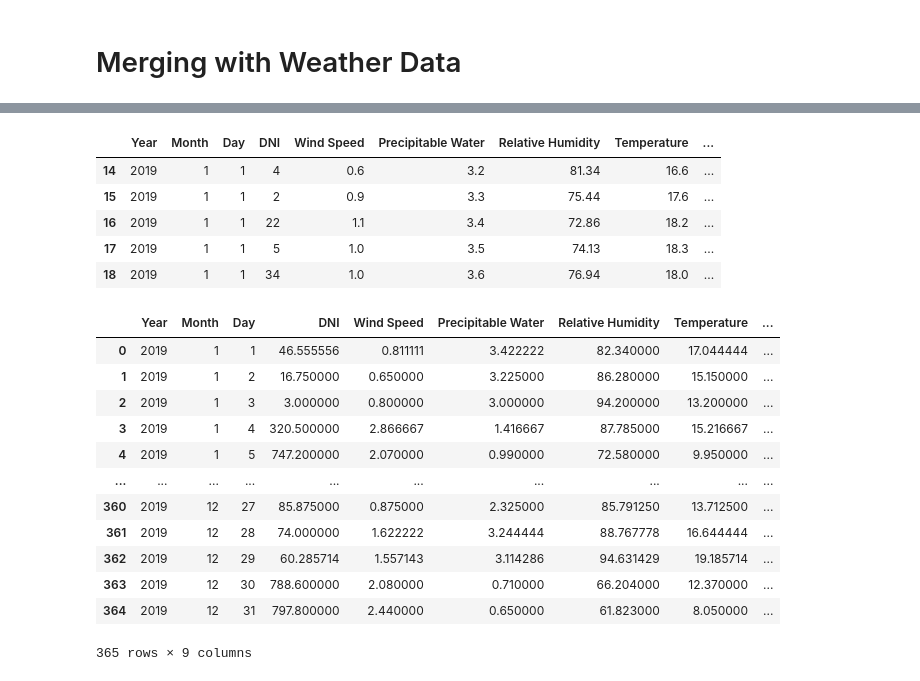
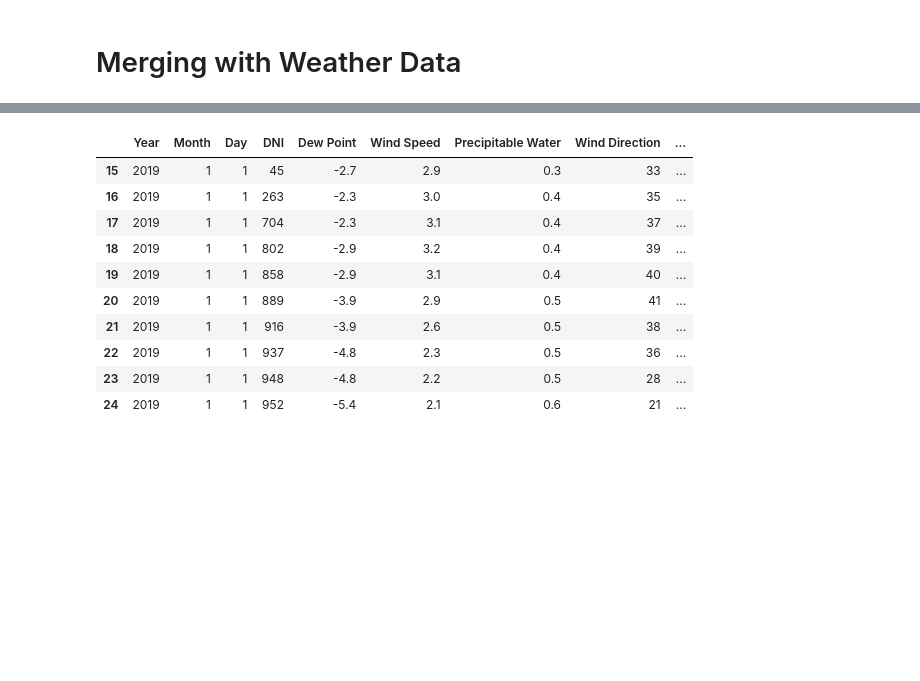
Before and after one commit to A-Wadhwani/ME597-Project, a Jupyter notebook: UCB_data_cleaning.ipynb, the cells around one changed output, grey strips where cells are left out. Drawn from its saved outputs; the diff is of its cells as text; code cells hidden in the pictures; blank space fills up the shorter version.

```diff
--- a/UCB_data_cleaning.ipynb
+++ b/UCB_data_cleaning.ipynb
@@ -113,7 +121,7 @@ df_power.to_csv('Datasets/UCB_PowerConsumption.csv', index=False)
 # %% [markdown]
 # Merging with Weather Data
 # %%
-df_weather = pd.read_csv('Datasets/Atlanta_Weather.csv', skiprows=2)
+df_weather = pd.read_csv('Datasets/Berkeley_Weather.csv', skiprows=2)
 df_power = pd.read_csv('Datasets/UCB_PowerConsumption.csv')
 # %%
 df_weather.describe()
@@ -142,29 +150,16 @@ df_power.describe()
 # %%
 df_weather = df_weather.drop(columns=['Hour', 'Minute'])
 df_weather = df_weather[df_weather.DNI != 0]
-df_weather.head()
+df_weather.head(10)
 # %% [output]
-|  | Year | Month | Day | DNI | Wind Speed | Precipitable Water | Relative Humidity | Temperature | ... |
-| 14 | 2019 | 1 | 1 | 4 | 0.6 | 3.2 | 81.34 | 16.6 | ... |
-| 15 | 2019 | 1 | 1 | 2 | 0.9 | 3.3 | 75.44 | 17.6 | ... |
-| 16 | 2019 | 1 | 1 | 22 | 1.1 | 3.4 | 72.86 | 18.2 | ... |
-| 17 | 2019 | 1 | 1 | 5 | 1.0 | 3.5 | 74.13 | 18.3 | ... |
-| 18 | 2019 | 1 | 1 | 34 | 1.0 | 3.6 | 76.94 | 18.0 | ... |
+|  | Year | Month | Day | DNI | Dew Point | Wind Speed | Precipitable Water | Wind Direction | ... |
+| 15 | 2019 | 1 | 1 | 45 | -2.7 | 2.9 | 0.3 | 33 | ... |
+| 16 | 2019 | 1 | 1 | 263 | -2.3 | 3.0 | 0.4 | 35 | ... |
+| 17 | 2019 | 1 | 1 | 704 | -2.3 | 3.1 | 0.4 | 37 | ... |
+| 18 | 2019 | 1 | 1 | 802 | -2.9 | 3.2 | 0.4 | 39 | ... |
+| 19 | 2019 | 1 | 1 | 858 | -2.9 | 3.1 | 0.4 | 40 | ... |
+| 20 | 2019 | 1 | 1 | 889 | -3.9 | 2.9 | 0.5 | 41 | ... |
+| 21 | 2019 | 1 | 1 | 916 | -3.9 | 2.6 | 0.5 | 38 | ... |
+| 22 | 2019 | 1 | 1 | 937 | -4.8 | 2.3 | 0.5 | 36 | ... |
+| 23 | 2019 | 1 | 1 | 948 | -4.8 | 2.2 | 0.5 | 28 | ... |
+| 24 | 2019 | 1 | 1 | 952 | -5.4 | 2.1 | 0.6 | 21 | ... |
-# %%
-#Take means for each data in DataFrame
-df_weather = pd.DataFrame(df_weather.groupby(['Year', 'Month', 'Day']).mean().reset_index())
-df_weather
-# %% [output]
-|  | Year | Month | Day | DNI | Wind Speed | Precipitable Water | Relative Humidity | Temperature | ... |
-| 0 | 2019 | 1 | 1 | 46.555556 | 0.811111 | 3.422222 | 82.340000 | 17.044444 | ... |
-| 1 | 2019 | 1 | 2 | 16.750000 | 0.650000 | 3.225000 | 86.280000 | 15.150000 | ... |
-| 2 | 2019 | 1 | 3 | 3.000000 | 0.800000 | 3.000000 | 94.200000 | 13.200000 | ... |
-| 3 | 2019 | 1 | 4 | 320.500000 | 2.866667 | 1.416667 | 87.785000 | 15.216667 | ... |
-| 4 | 2019 | 1 | 5 | 747.200000 | 2.070000 | 0.990000 | 72.580000 | 9.950000 | ... |
-| ... | ... | ... | ... | ... | ... | ... | ... | ... | ... |
-| 360 | 2019 | 12 | 27 | 85.875000 | 0.875000 | 2.325000 | 85.791250 | 13.712500 | ... |
-| 361 | 2019 | 12 | 28 | 74.000000 | 1.622222 | 3.244444 | 88.767778 | 16.644444 | ... |
-| 362 | 2019 | 12 | 29 | 60.285714 | 1.557143 | 3.114286 | 94.631429 | 19.185714 | ... |
-| 363 | 2019 | 12 | 30 | 788.600000 | 2.080000 | 0.710000 | 66.204000 | 12.370000 | ... |
-| 364 | 2019 | 12 | 31 | 797.800000 | 2.440000 | 0.650000 | 61.823000 | 8.050000 | ... |
-365 rows × 9 columns
```
Also changed, not shown: parts of 16 cells of this notebook, 32 other files.
